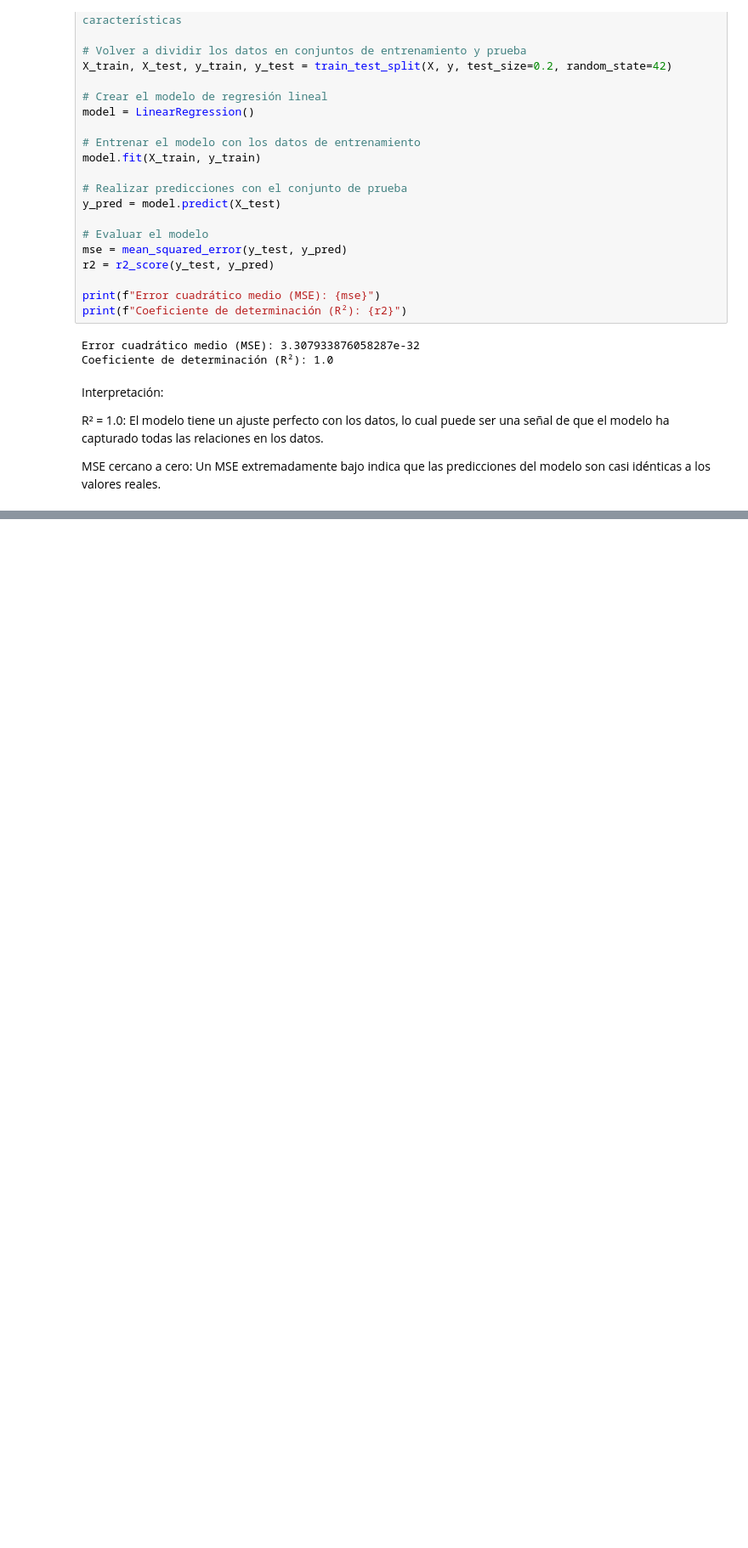
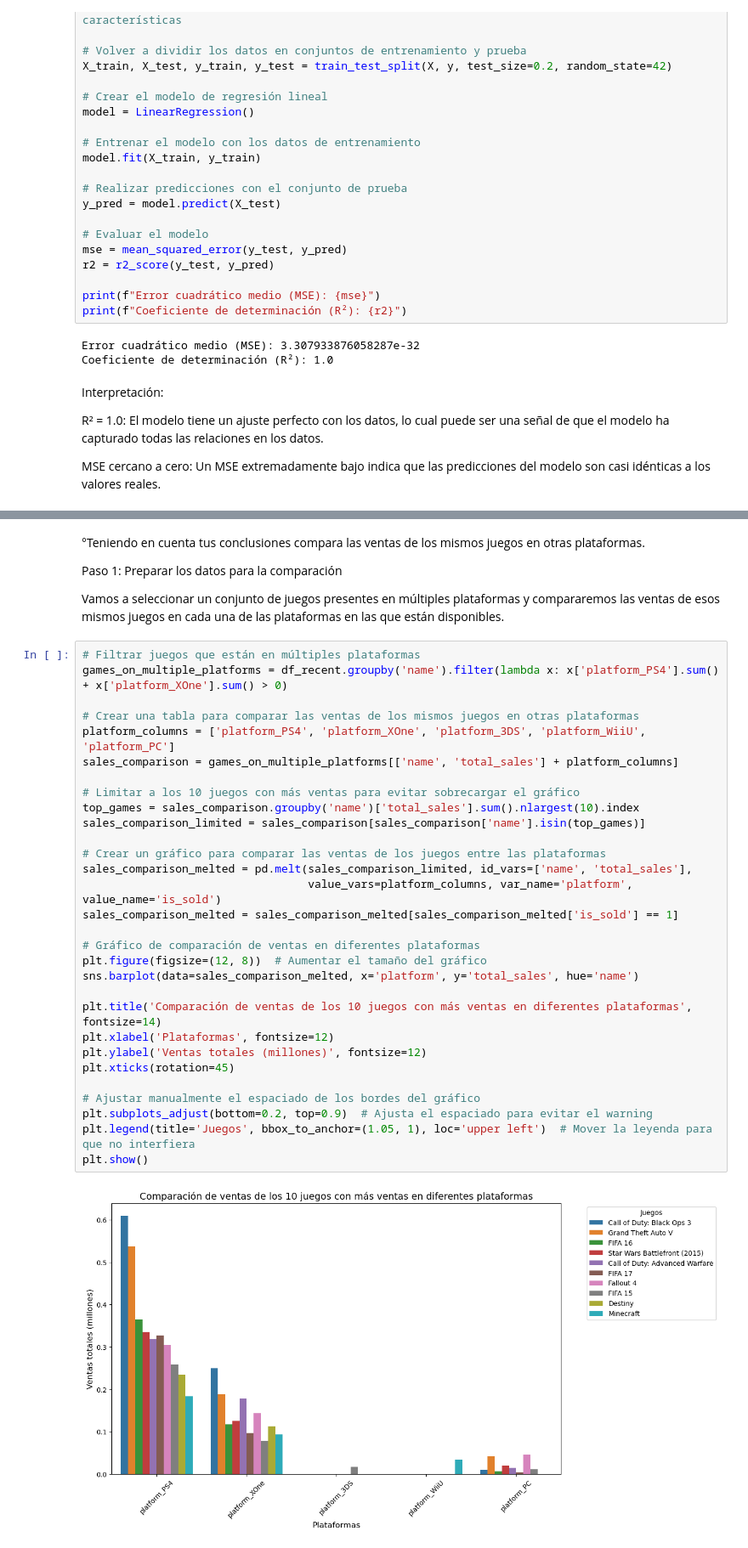
Before and after one commit to USSACKE69/videogames, a Jupyter notebook: videogames_analysis.ipynb, the cells around one changed output, grey strips where cells are left out. Shown: that part at 85% size. Drawn from its saved outputs; the diff is of its cells as text; blank space fills up the shorter version.

```diff
--- a/videogames_analysis.ipynb
+++ b/videogames_analysis.ipynb
@@ -633,0 +859,38 @@ MSE cercano a cero: Un MSE extremadamente bajo indica que las predicciones del m
+# %% [markdown]
+°Teniendo en cuenta tus conclusiones compara las ventas de los mismos juegos en otras plataformas.
+
+Paso 1: Preparar los datos para la comparación
+
+Vamos a seleccionar un conjunto de juegos presentes en múltiples plataformas y compararemos las ventas de esos mismos juegos en cada una de las plataformas en las que están disponibles.
+# %%
+# Filtrar juegos que están en múltiples plataformas
+games_on_multiple_platforms = df_recent.groupby('name').filter(lambda x: x['platform_PS4'].sum() + x['platform_XOne'].sum() > 0)
+
+# Crear una tabla para comparar las ventas de los mismos juegos en otras plataformas
+platform_columns = ['platform_PS4', 'platform_XOne', 'platform_3DS', 'platform_WiiU', 'platform_PC']
+sales_comparison = games_on_multiple_platforms[['name', 'total_sales'] + platform_columns]
+
+# Limitar a los 10 juegos con más ventas para evitar sobrecargar el gráfico
+top_games = sales_comparison.groupby('name')['total_sales'].sum().nlargest(10).index
+sales_comparison_limited = sales_comparison[sales_comparison['name'].isin(top_games)]
+
+# Crear un gráfico para comparar las ventas de los juegos entre las plataformas
+sales_comparison_melted = pd.melt(sales_comparison_limited, id_vars=['name', 'total_sales'],
+                                  value_vars=platform_columns, var_name='platform', value_name='is_sold')
+sales_comparison_melted = sales_comparison_melted[sales_comparison_melted['is_sold'] == 1]
+
+# Gráfico de comparación de ventas en diferentes plataformas
+plt.figure(figsize=(12, 8))  # Aumentar el tamaño del gráfico
+sns.barplot(data=sales_comparison_melted, x='platform', y='total_sales', hue='name')
+
+plt.title('Comparación de ventas de los 10 juegos con más ventas en diferentes plataformas', fontsize=14)
+plt.xlabel('Plataformas', fontsize=12)
+plt.ylabel('Ventas totales (millones)', fontsize=12)
+plt.xticks(rotation=45)
+
+# Ajustar manualmente el espaciado de los bordes del gráfico
+plt.subplots_adjust(bottom=0.2, top=0.9)  # Ajusta el espaciado para evitar el warning
+plt.legend(title='Juegos', bbox_to_anchor=(1.05, 1), loc='upper left')  # Mover la leyenda para que no interfiera
+plt.show()
+# %% [output]
+[figure, added]
```
Also changed, not shown: parts of 24 cells of this notebook.
